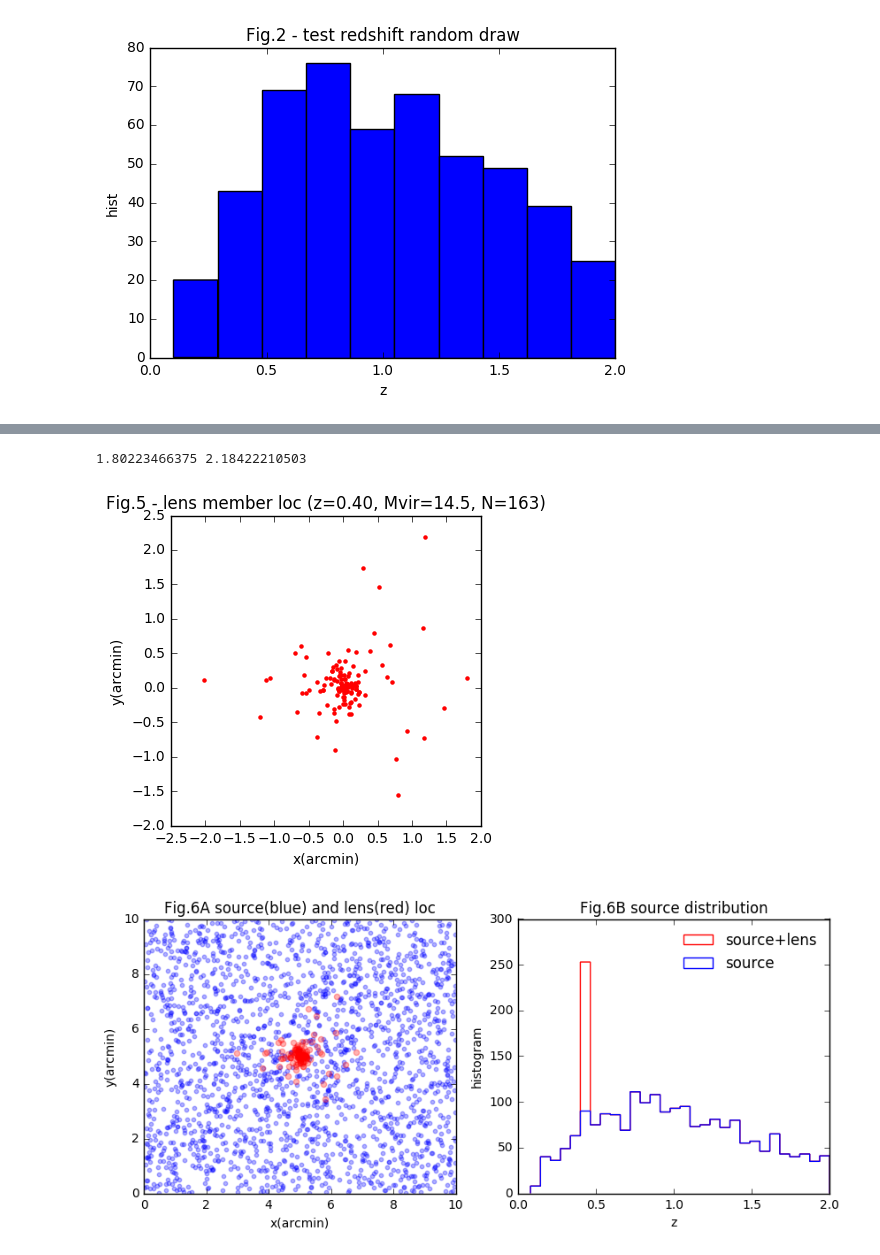
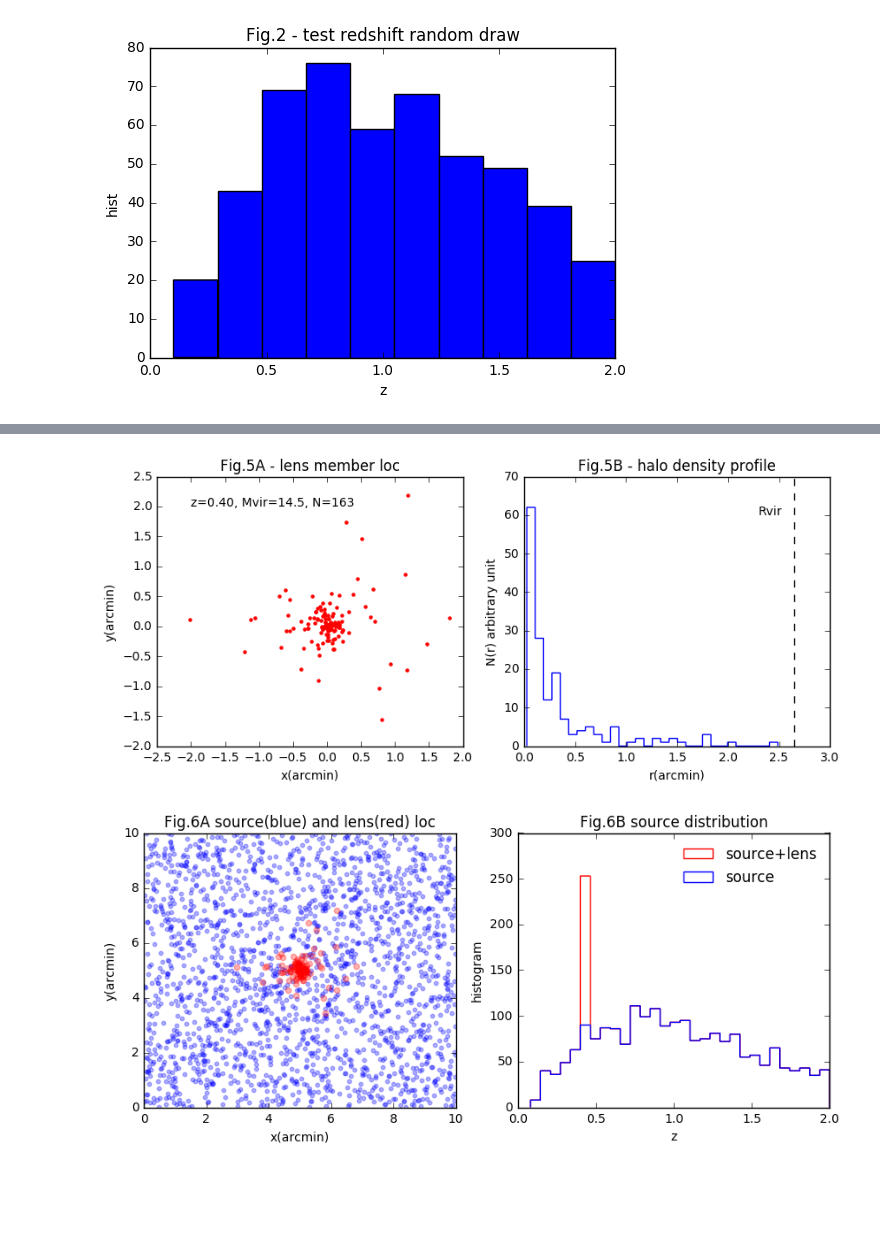
Before and after one commit to liuxx479/peak-bias, a Jupyter notebook: plots.ipynb, the cells around one changed output, grey strips where cells are left out. Saved outputs shown, nothing was run; the diff lists cells and outputs as text; code cells hidden in the pictures; blank space fills up the shorter version.

```diff
--- a/plots.ipynb
+++ b/plots.ipynb
@@ -163,13 +170,21 @@ ang_lenses = rand(N_lens)*2*pi
 xlens = degrees(rlenses)*60.0 * sin(ang_lenses) ## in arcmin
 ylens = degrees(rlenses)*60.0 * cos(ang_lenses) ## in arcmin
 # %%
-print amax(xlens), amax(ylens)
-figure(figsize=(4,4))
+figure(figsize=(10,4))
+subplot(121)
 scatter(xlens, ylens, c='r', s=5, edgecolor='r')
 xlabel('x(arcmin)')
 ylabel('y(arcmin)')
-title('Fig.5 - lens member loc (z=%.2f, Mvir=%.1f, N=%i)'%(z_lens, M_lens, N_lens))
+title('Fig.5A - lens member loc')
+text(-2,2,'z=%.2f, Mvir=%.1f, N=%i'%(z_lens, M_lens, N_lens))
+subplot(122)
+theta_vir = degrees(Rvir/Mpc/DC(z_lens))*60.0
+hist(degrees(rlenses)*60.0, bins=30,histtype='step')
+plot([theta_vir,theta_vir],[0,70],'k--')
+xlabel('r(arcmin)')
+ylabel('N(r) arbitrary unit')
+text(2.3,60,'Rvir')
+title('Fig.5B - halo density profile')
 show()
 # %% [output]
-1.80223466375 2.18422210503
-[figure, old version]
+[figure, new version]
```
Also changed, not shown: parts of 9 cells of this notebook.
